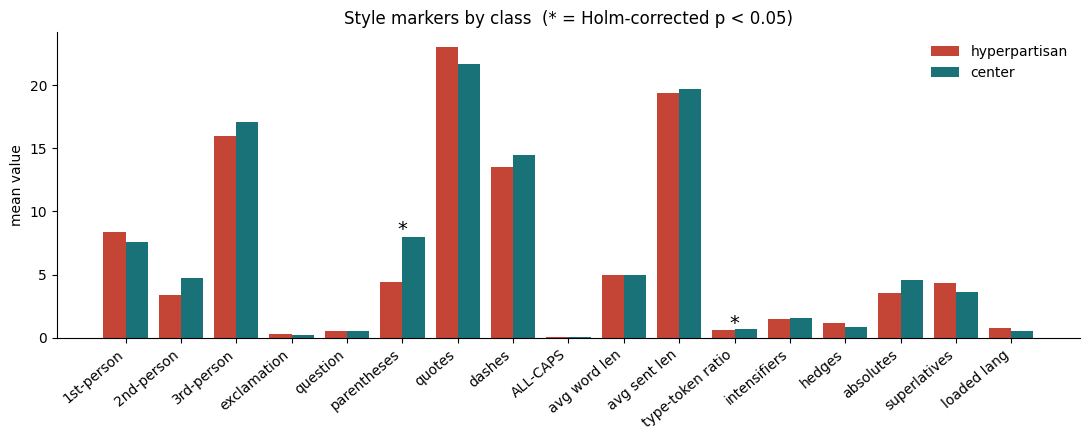
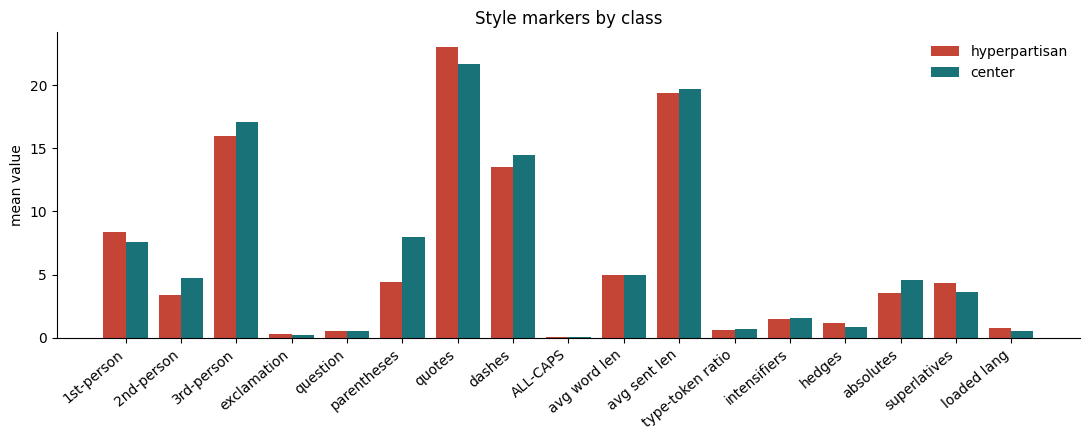
Code edit (unified diff) that turned the first committed figure into the second:
--- before
+++ after
@@ -31,9 +31,6 @@
 plt.bar(x - w/2, m1, w, label="hyperpartisan", color="#c44536")
 plt.bar(x + w/2, m0, w, label="center", color="#197278")
-for j in range(k):                        # star above the taller bar
-    if sig[j]:
-        plt.text(x[j], max(m1[j], m0[j]) * 1.02, "*", ha="center", fontsize=14)
 plt.xticks(x, STYLE_NAMES, rotation=40, ha="right")
-plt.ylabel("mean value"); plt.title("Style markers by class  (* = Holm-corrected p < 0.05)")
+plt.ylabel("mean value"); plt.title("Style markers by class")
 plt.gca().spines[["top", "right"]].set_visible(False)
 plt.legend(frameon=False); plt.tight_layout(); plt.show()

Commit: Update 04_model_SVCipynb.ipynb